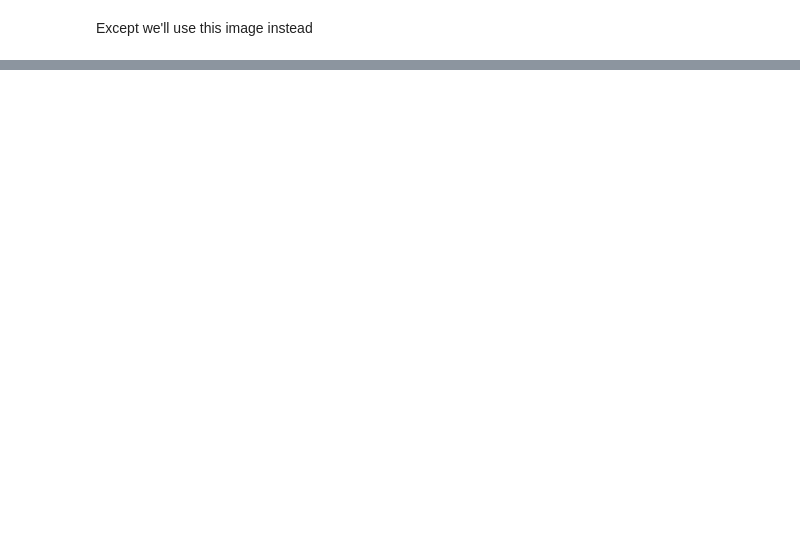
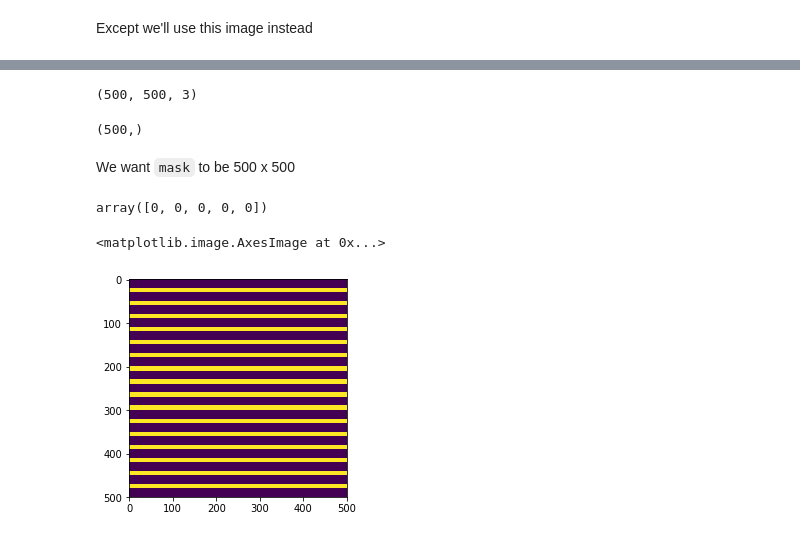
Before and after one commit to NapsterInBlue/image_to_sprite, a Jupyter notebook: Draft.ipynb, the cells around one changed output, grey strips where cells are left out. Drawn from its saved outputs; the diff is of its cells as text; code cells hidden in the pictures; blank space fills up the shorter version.

```diff
--- a/Draft.ipynb
+++ b/Draft.ipynb
@@ -18,0 +60,37 @@ raw = cv2.cvtColor(raw, cv2.COLOR_BGR2RGB)
+# %%
+print(raw.shape)
+raw_h, raw_w, _ = raw.shape
+# %% [output]
+(500, 500, 3)
+# %%
+def messy_iterator():
+    '''Mask iterator?'''
+    while True:
+        for i in range(20):
+            yield 0
+        for j in range(10):
+            yield 1
+# %%
+mask = []
+
+for y, mask_val in zip(range(raw_h), messy_iterator()):
+    mask.append(mask_val)
+
+assert len(mask) == 500
+mask = np.array(mask)
+# %%
+mask.shape
+# %% [output]
+(500,)
+# %% [markdown]
+We want `mask` to be 500 x 500
+# %%
+mask[:5]
+# %% [output]
+array([0, 0, 0, 0, 0])
+# %%
+repeated = np.repeat(mask, repeats=500).reshape(500, 500)
+plt.imshow(repeated)
+# %% [output]
+<matplotlib.image.AxesImage at 0x...>
+[figure, added]
```
Also changed, not shown: parts of 26 cells of this notebook, 4 other files.
